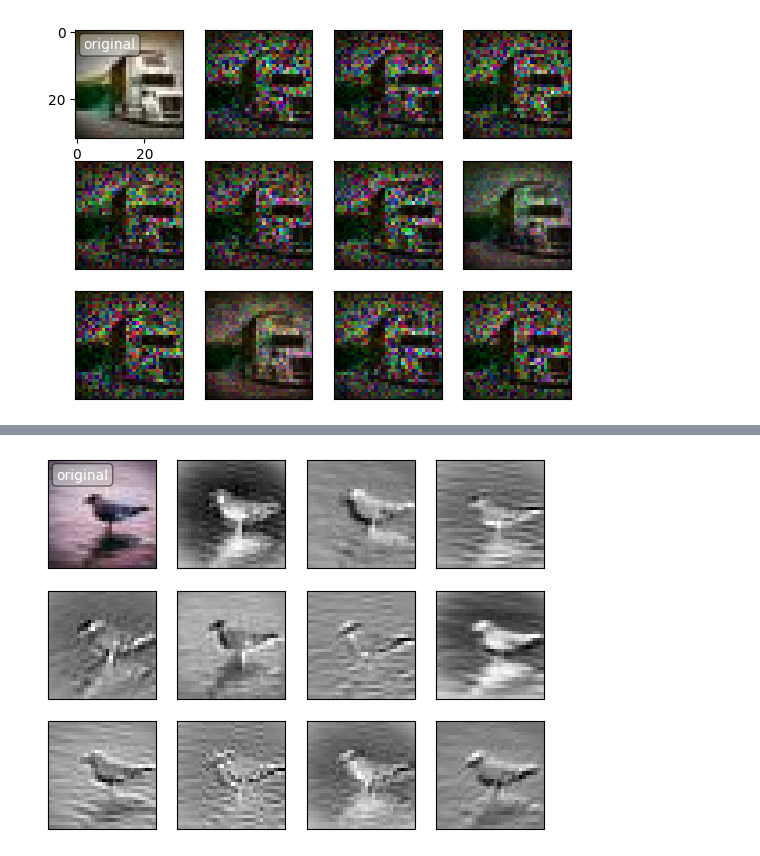
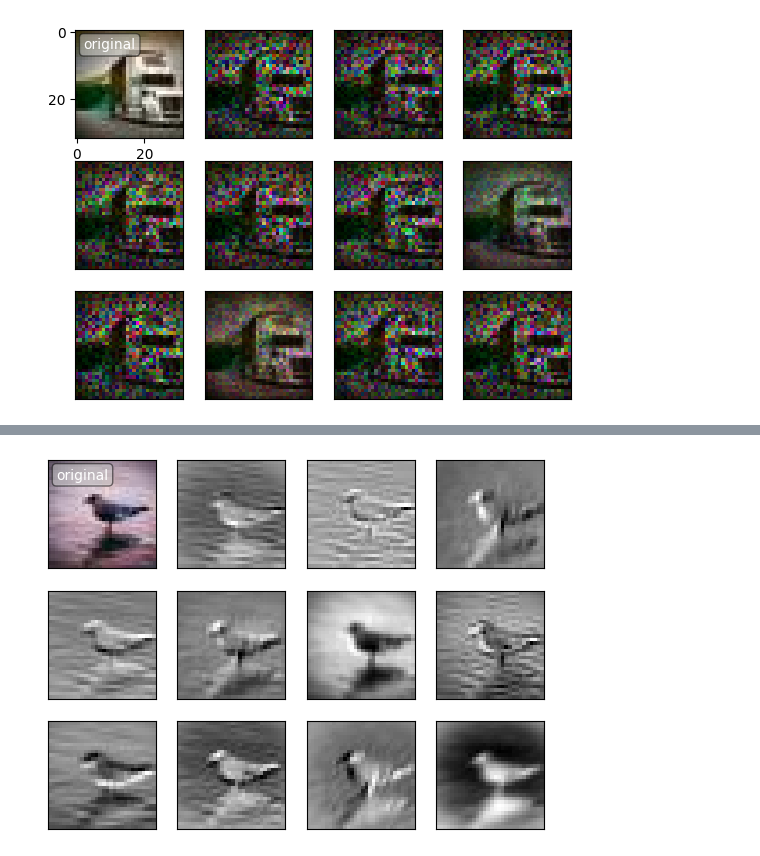
Before and after one commit to Guilhermedsc/RealFakeClassification, a Jupyter notebook: project copy.ipynb, the cells around one changed output, grey strips where cells are left out. Saved outputs shown, nothing was run; the diff lists cells and outputs as text; code cells hidden in the pictures.

```diff
--- a/project copy.ipynb
+++ b/project copy.ipynb
@@ -77,10 +78,10 @@ if os.path.exists("final_knn_score.npy"):
     with open('final_knn_score.npy', 'rb') as f:
         final_knn_score = np.load(f, allow_pickle=True).flatten()[0]
 else:
-    knn_model = KNeighborsClassifier(n_jobs=-1)
+    knn_model = KNeighborsClassifier(n_neighbors=19, n_jobs=-1)
     knn_model.fit(flat_train_x, train_y)
     knn_proba = knn_model.predict_proba(flat_test_x)
-    final_knn_score = knn_model.score(flat_test_x, test_y)
+    final_knn_score = accuracy_score(np.argmax(knn_proba, 1), test_y)
     sio.dump(sio.dumps(knn_proba), 'knn_proba')
     with open('final_knn_score.npy', 'wb') as f:
         np.save(f, np.array(final_knn_score,dtype=object), allow_pickle=True)
@@ -298,19 +297,19 @@ for x in range(len(processed_img)):
 cnn_model = Sequential()
 
 cnn_model.add(Conv2D(16, 3, input_shape=(32,32,3)))
-cnn_model.add(ReLU)
+cnn_model.add(ReLU())
 cnn_model.add(MaxPool2D())
 cnn_model.add(Conv2D(16, 3))
-cnn_model.add(ReLU)
+cnn_model.add(ReLU())
 cnn_model.add(MaxPool2D())
 
 cnn_model.add(Flatten())
 cnn_model.add(Dense(64))
-cnn_model.add(ReLU)
+cnn_model.add(ReLU())
 cnn_model.add(Dense(32))
-cnn_model.add(ReLU)
+cnn_model.add(ReLU())
 cnn_model.add(Dense(16))
-cnn_model.add(ReLU)
+cnn_model.add(ReLU())
 cnn_model.add(Dense(2, activation="sigmoid"))
 # %%
 cnn_model.compile(optimizer=Adamax(), loss=SparseCategoricalCrossentropy(), metrics=["accuracy"])
@@ -365,17 +364,17 @@ feature_maps = Sequential(layers=cnn_model.layers[:1]).predict(test_x[2:3])
 # %%
 plt.subplot(3,4,1)
 plt.xticks([])
 plt.yticks([])
 plt.imshow(test_x[2])
 plt.annotate("original",[2,5], color='w', bbox={'boxstyle': 'round', 'fc': '0.8', 'alpha': 0.5})
 
 for i in range(2,13):
     plt.subplot(3,4,i)
     plt.xticks([])
     plt.yticks([])
-    plt.imshow(feature_maps[0][:,:,i+11], cmap='gray')
+    plt.imshow(feature_maps[0][:,:,i], cmap='gray')
 # %% [output]
-[figure, old version]
+[figure, new version]
 # %%
 from sklearn.metrics import roc_auc_score, roc_curve
 # %%
```
Also changed, not shown: parts of 17 cells of this notebook, 8 other files.
